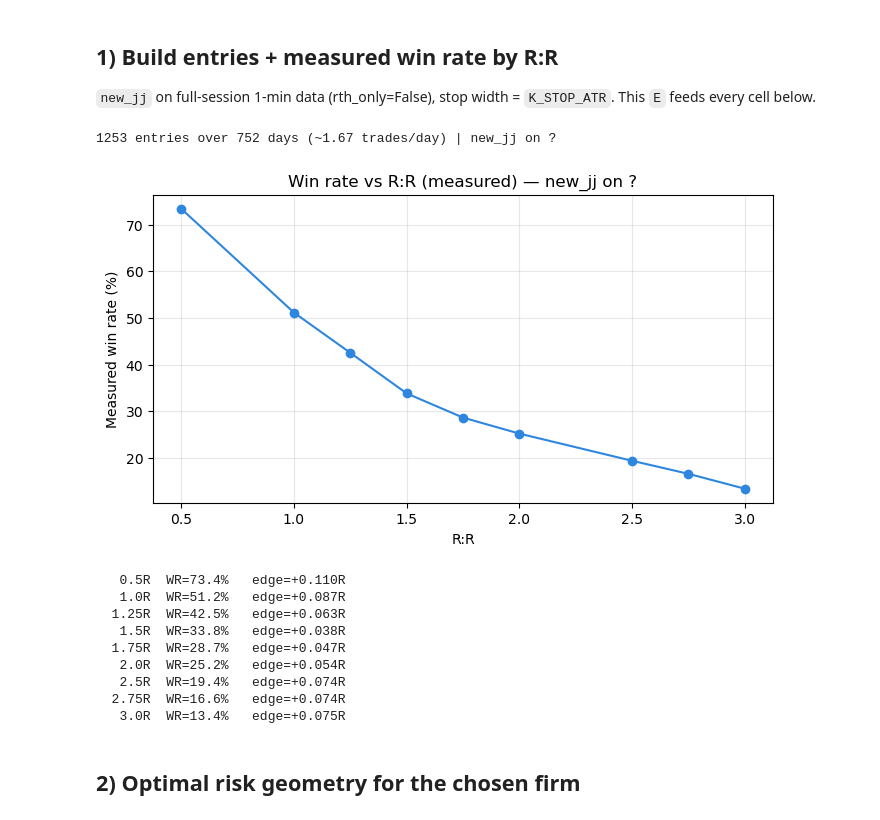
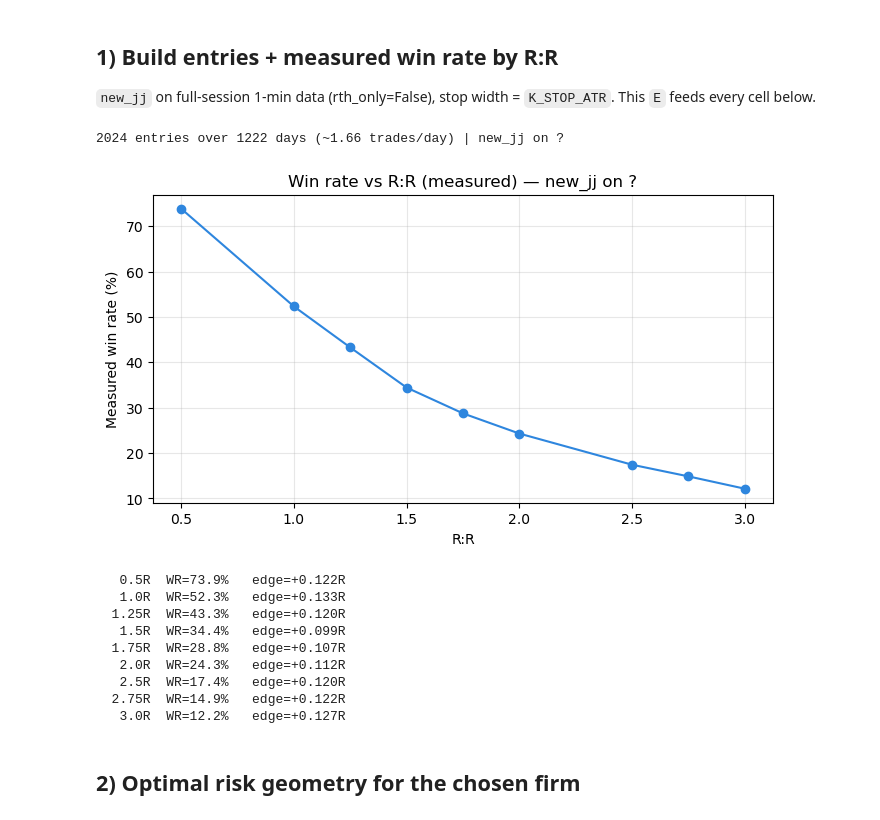
Before and after one commit to 2115hsun/Propfirm-Convex-Payoff-Analysis, a Jupyter notebook: Master Analysis/analysis_notebook_1 (updated 07.11.26).ipynb, the cells around one changed output. Drawn from its saved outputs; the diff is of its cells as text; code cells hidden in the pictures.

Commit message:
added correct parquet file and updated analysis, continuing adding risk geometry optimiation

```diff
--- a/Master Analysis/analysis_notebook_1 (updated 07.11.26).ipynb
+++ b/Master Analysis/analysis_notebook_1 (updated 07.11.26).ipynb
@@ -24,7 +26,7 @@ from Analysis import (measured_wr_curve, risk_rr_heatmap, optimal_geometry,
 from strategies.new_jj import NewJJ
 
 # ===================== KNOBS =====================
-DATA_PATH  = "data/NQ.OHLCV_1min.csv"    # 1-min full-session NQ
+DATA_PATH  = "data/NQ.ohlcv-1m.parquet"    # 1-min full-session NQ
 FIRM       = get_firm("topstep")
 BOS_TF     = "3min"                      # new_jj reversion BOS timeframe
 SWING_K    = 2                           # new_jj swing fractal size
@@ -61,24 +95,24 @@ This `E` feeds every cell below.
 # %%
 bars = load_ohlc(DATA_PATH, rth_only=False, timeframe=None, tz="America/New_York")
 # bars = bars.loc["2025-01-01":"2026-12-31"]     # optional holdout window
-E = backtest_entries(NewJJ(bos_tf=BOS_TF, swing_k=SWING_K), bars,
+E = backtest_entries(NewJJ(bos_tf=BOS_TF, swing_k=SWING_K, premarket_max_pts=55), bars,
                      k_stop_atr=K_STOP_ATR, max_hold=MAX_HOLD)
 print(E.summary())
 fig, wr_by_rr, edge_by_rr = measured_wr_curve(E, RR_GRID); plt.show()
 for rr in RR_GRID:
     print(f"  {rr:>4}R  WR={wr_by_rr[rr]:5.1%}   edge={edge_by_rr[rr]:+.3f}R")
 # %% [output]
-1253 entries over 752 days (~1.67 trades/day) | new_jj on ?
+2024 entries over 1222 days (~1.66 trades/day) | new_jj on ?
-[figure, old version]
+[figure, new version]
-   0.5R  WR=73.4%   edge=+0.110R
-   1.0R  WR=51.2%   edge=+0.087R
-  1.25R  WR=42.5%   edge=+0.063R
-   1.5R  WR=33.8%   edge=+0.038R
-  1.75R  WR=28.7%   edge=+0.047R
-   2.0R  WR=25.2%   edge=+0.054R
-   2.5R  WR=19.4%   edge=+0.074R
-  2.75R  WR=16.6%   edge=+0.074R
-   3.0R  WR=13.4%   edge=+0.075R
+   0.5R  WR=73.9%   edge=+0.122R
+   1.0R  WR=52.3%   edge=+0.133R
+  1.25R  WR=43.3%   edge=+0.120R
+   1.5R  WR=34.4%   edge=+0.099R
+  1.75R  WR=28.8%   edge=+0.107R
+   2.0R  WR=24.3%   edge=+0.112R
+   2.5R  WR=17.4%   edge=+0.120R
+  2.75R  WR=14.9%   edge=+0.122R
+   3.0R  WR=12.2%   edge=+0.127R
 # %% [markdown]
 ## 2) Optimal risk geometry for the chosen firm
 # %%
```
Also changed, not shown: parts of 9 cells of this notebook, 1 other file.
